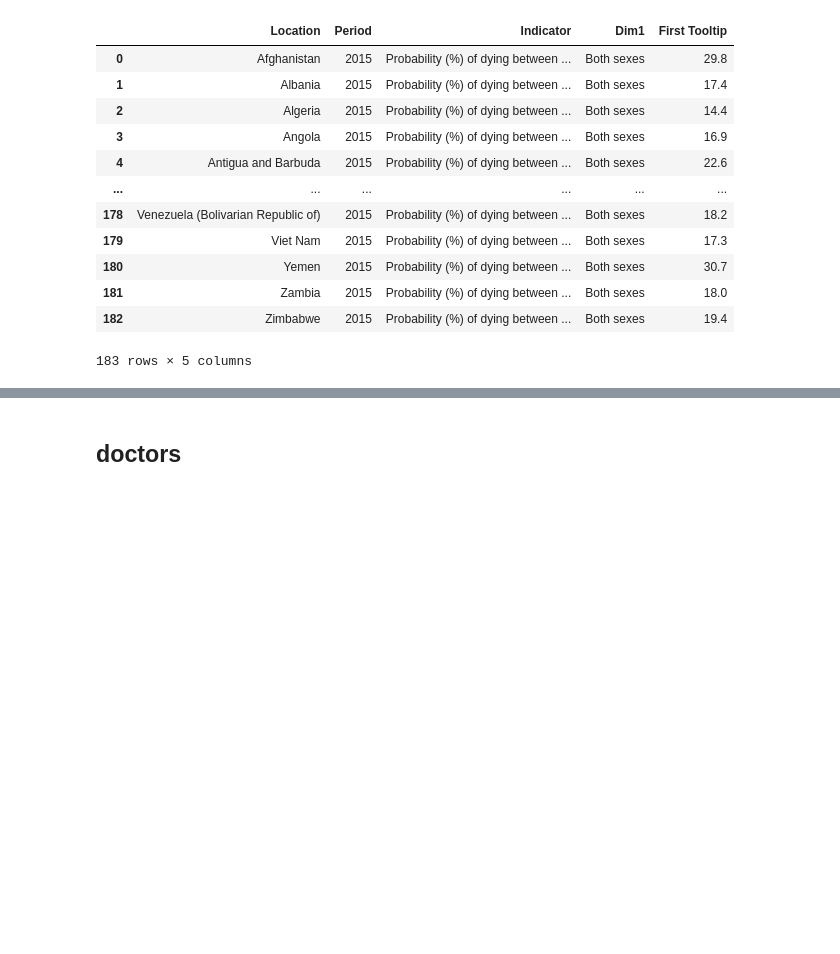
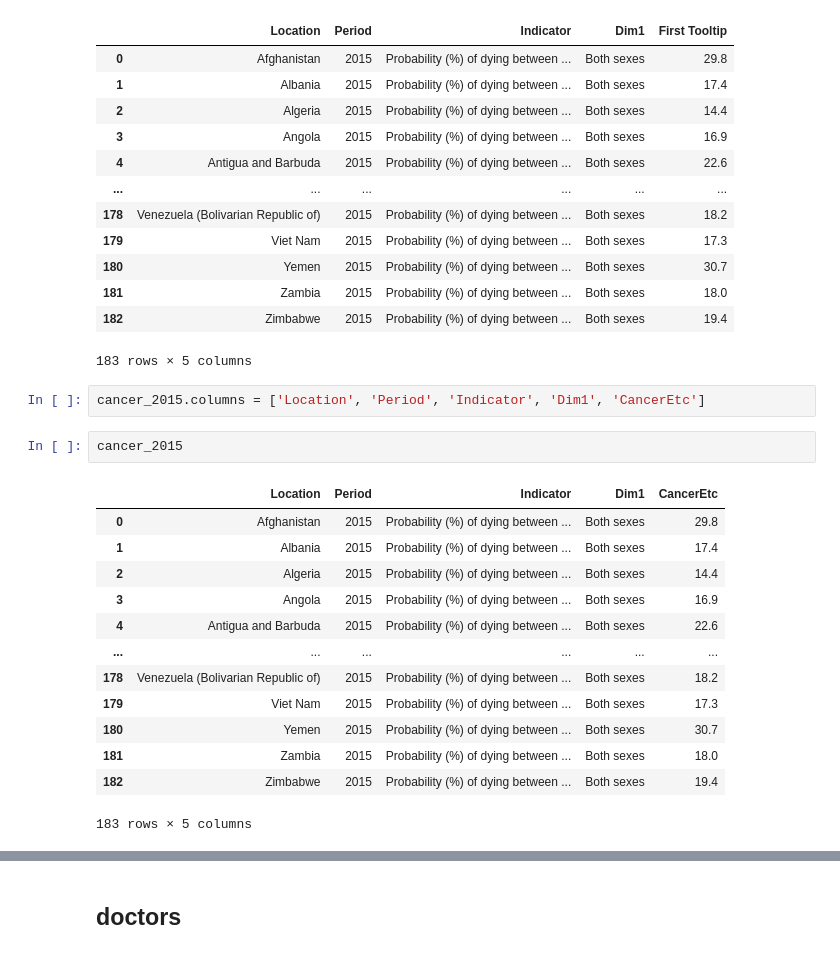
Before and after one commit to kwolf3/World_Health_Statistics_Project, a Jupyter notebook: Combine Datasets.ipynb, the cells around one changed output, grey strips where cells are left out. Saved outputs shown, nothing was run; the diff lists cells and outputs as text; blank space fills up the shorter version.

```diff
--- a/Combine Datasets.ipynb
+++ b/Combine Datasets.ipynb
@@ -114,3 +184,21 @@ cancer_2015
 | 181 | Zambia | 2015 | Probability (%) of dying between ... | Both sexes | 18.0 |
 | 182 | Zimbabwe | 2015 | Probability (%) of dying between ... | Both sexes | 19.4 |
 183 rows × 5 columns
+# %%
+cancer_2015.columns = ['Location', 'Period', 'Indicator', 'Dim1', 'CancerEtc']
+# %%
+cancer_2015
+# %% [output]
+|  | Location | Period | Indicator | Dim1 | CancerEtc |
+| 0 | Afghanistan | 2015 | Probability (%) of dying between ... | Both sexes | 29.8 |
+| 1 | Albania | 2015 | Probability (%) of dying between ... | Both sexes | 17.4 |
+| 2 | Algeria | 2015 | Probability (%) of dying between ... | Both sexes | 14.4 |
+| 3 | Angola | 2015 | Probability (%) of dying between ... | Both sexes | 16.9 |
+| 4 | Antigua and Barbuda | 2015 | Probability (%) of dying between ... | Both sexes | 22.6 |
+| ... | ... | ... | ... | ... | ... |
+| 178 | Venezuela (Bolivarian Republic of) | 2015 | Probability (%) of dying between ... | Both sexes | 18.2 |
+| 179 | Viet Nam | 2015 | Probability (%) of dying between ... | Both sexes | 17.3 |
+| 180 | Yemen | 2015 | Probability (%) of dying between ... | Both sexes | 30.7 |
+| 181 | Zambia | 2015 | Probability (%) of dying between ... | Both sexes | 18.0 |
+| 182 | Zimbabwe | 2015 | Probability (%) of dying between ... | Both sexes | 19.4 |
+183 rows × 5 columns
```
Also changed, not shown: parts of 52 cells of this notebook.
